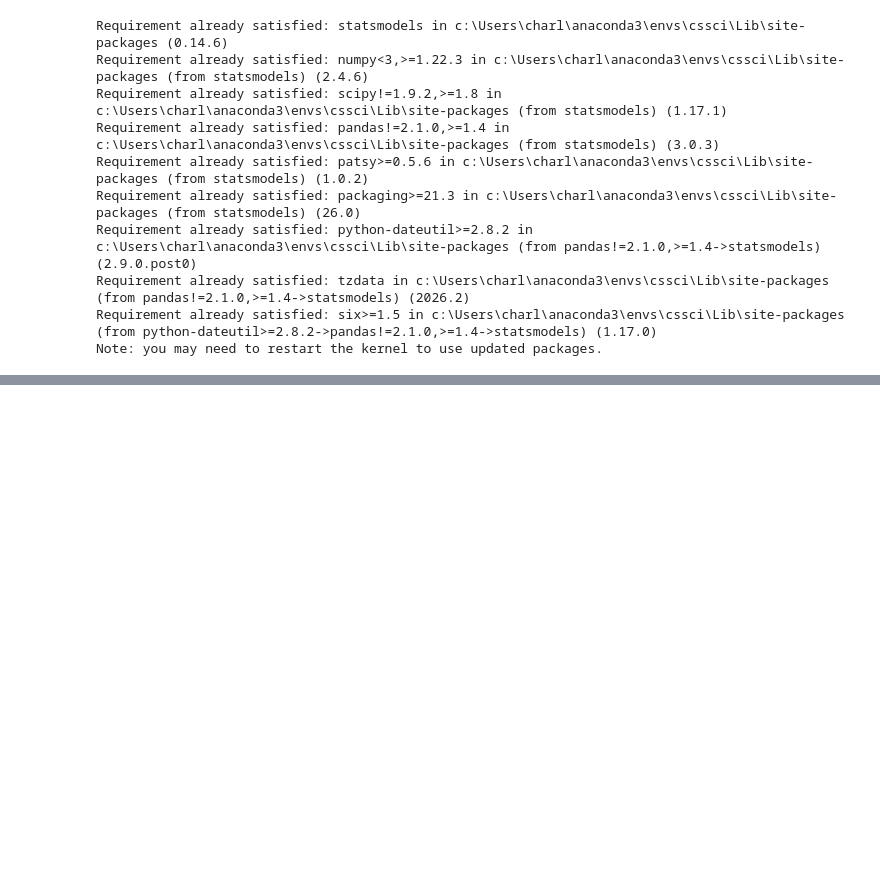
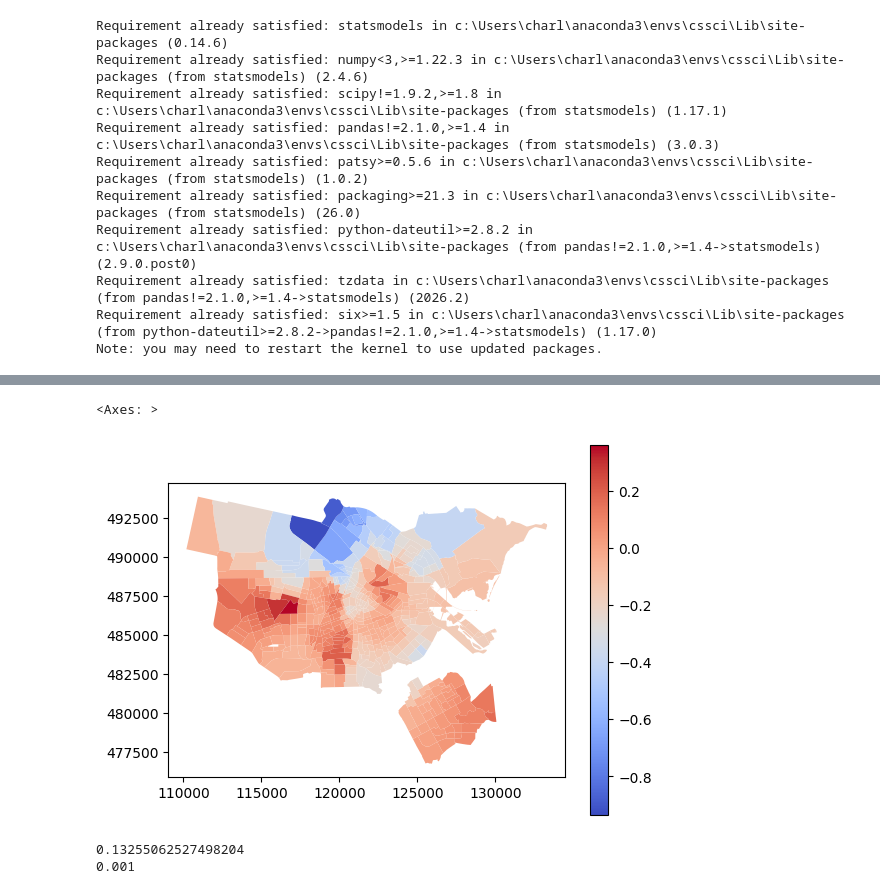
Before and after one commit to Koeltekaart/koeltekaart-amsterdam, a Jupyter notebook: Data_analysis/charlie/charlie.ipynb, the cells around one changed output, grey strips where cells are left out. Cells and saved outputs as stored; diff of their text form; code cells hidden in the pictures; blank space fills up the shorter version.

```diff
--- a/Data_analysis/charlie/charlie.ipynb
+++ b/Data_analysis/charlie/charlie.ipynb
@@ -163,0 +248,28 @@ KeyError: 'x'
+# %%
+from mgwr.sel_bw import Sel_BW
+from mgwr.gwr import GWR
+import numpy as np
+
+# Create centroid coordinates
+gdf_model["x"] = gdf_model.geometry.centroid.x
+gdf_model["y"] = gdf_model.geometry.centroid.y
+
+coords = list(zip(gdf_model["x"], gdf_model["y"]))
+
+# Dependent variable
+y = gdf_model["temp_mean"].values.reshape((-1, 1))
+
+# Independent variables
+X = gdf_model[features].values
+
+# Select bandwidth
+selector = Sel_BW(coords, y, X)
+bw = selector.search()
+
+print("Optimal bandwidth:", bw)
+
+# Fit GWR
+gwr_model = GWR(coords, y, X, bw)
+gwr_results = gwr_model.fit()
+
+print(gwr_results.summary())
@@ -164,6 +314,10 @@ KeyError: 'x'
 # %%
-from mgwr.sel_bw import Sel_BW
-
-bw = Sel_BW(coords, y, X).search()
-
-print(bw)
+gdf_model["gwr_water"] = gwr_results.params[:,2]
+gdf_model.plot(
+    column="gwr_water",
+    cmap="coolwarm",
+    legend=True
+)
+# %% [output]
+<Axes: >
+[figure, added]
@@ -178 +324,19 @@ print(results.summary())
+# %%
+from esda.moran import Moran
+
+gdf_model["gwr_residual"] = (
+    gdf_model["temp_mean"] -
+    gwr_results.predy.flatten()
+)
+
+moran_gwr = Moran(
+    gdf_model["gwr_residual"],
+    w
+)
+
+print(moran_gwr.I)
+print(moran_gwr.p_sim)
+# %% [output]
+0.13255062527498204
+0.001
 # %%
```
Also changed, not shown: parts of 13 cells of this notebook, 4 other files.
